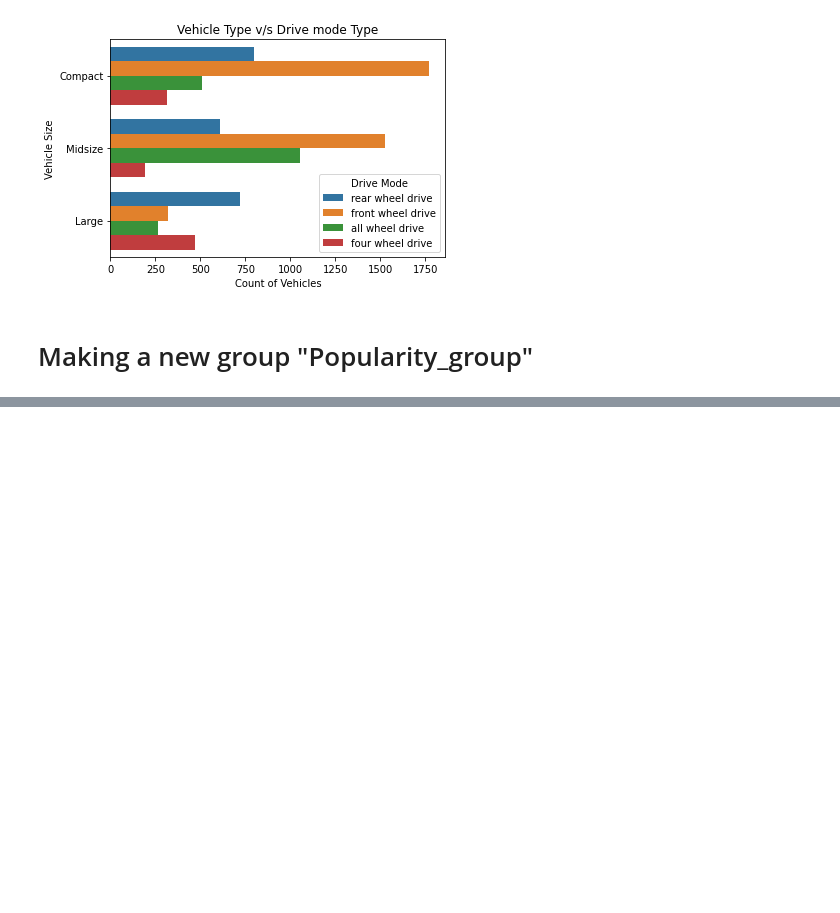
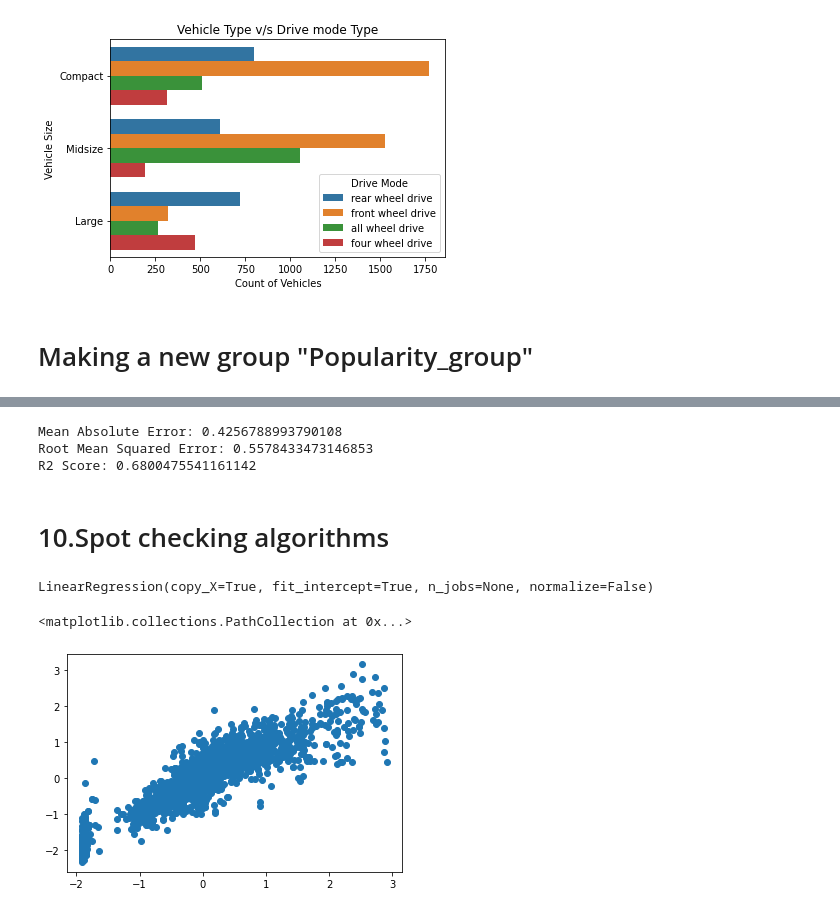
Before and after one commit to anifmohammad/MLinternshipproject, a Jupyter notebook: exploratory_data_analysis_of_car_features.ipynb, the cells around one changed output, grey strips where cells are left out. Saved outputs shown, nothing was run; the diff lists cells and outputs as text; code cells hidden in the pictures; blank space fills up the shorter version.

```diff
--- a/exploratory_data_analysis_of_car_features.ipynb
+++ b/exploratory_data_analysis_of_car_features.ipynb
@@ -313,0 +345,26 @@ plt.xlabel('Popularity group');
+# %%
+from sklearn import metrics
+print('Mean Absolute Error:', metrics.mean_absolute_error(y_test, y_pred))
+print('Root Mean Squared Error:', np.sqrt(metrics.mean_squared_error(y_test, y_pred)))
+print('R2 Score:', metrics.r2_score(y_test, y_pred))
+# %% [output]
+Mean Absolute Error: 0.4256788993790108
+Root Mean Squared Error: 0.5578433473146853
+R2 Score: 0.6800475541161142
+# %% [markdown]
+# 10.Spot checking algorithms
+# %%
+from sklearn.preprocessing import PolynomialFeatures
+poly_reg = PolynomialFeatures(degree = 4)
+X_poly = poly_reg.fit_transform(X_train)
+poly_reg.fit(X_poly, y_train)
+lin_reg_2 = LinearRegression()
+lin_reg_2.fit(X_poly, y_train)
+# %% [output]
+LinearRegression(copy_X=True, fit_intercept=True, n_jobs=None, normalize=False)
+# %%
+y_pred=lin_reg_2.predict(poly_reg.fit_transform(X_test))
+plt.scatter(y_test,y_pred)
+# %% [output]
+<matplotlib.collections.PathCollection at 0x...>
+[figure, added]
```
Also changed, not shown: parts of 21 cells of this notebook.
